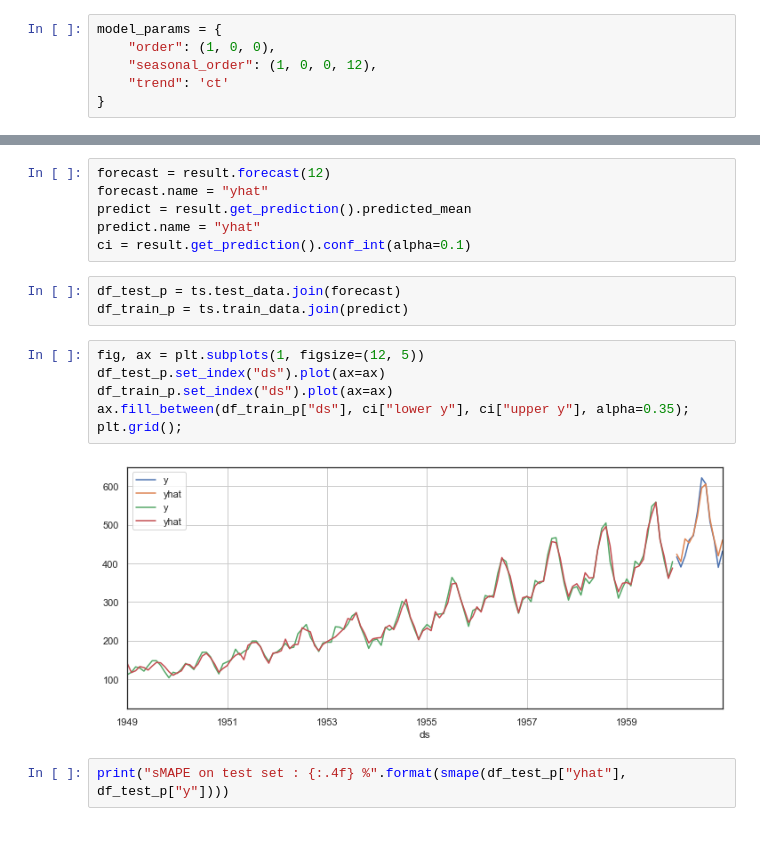
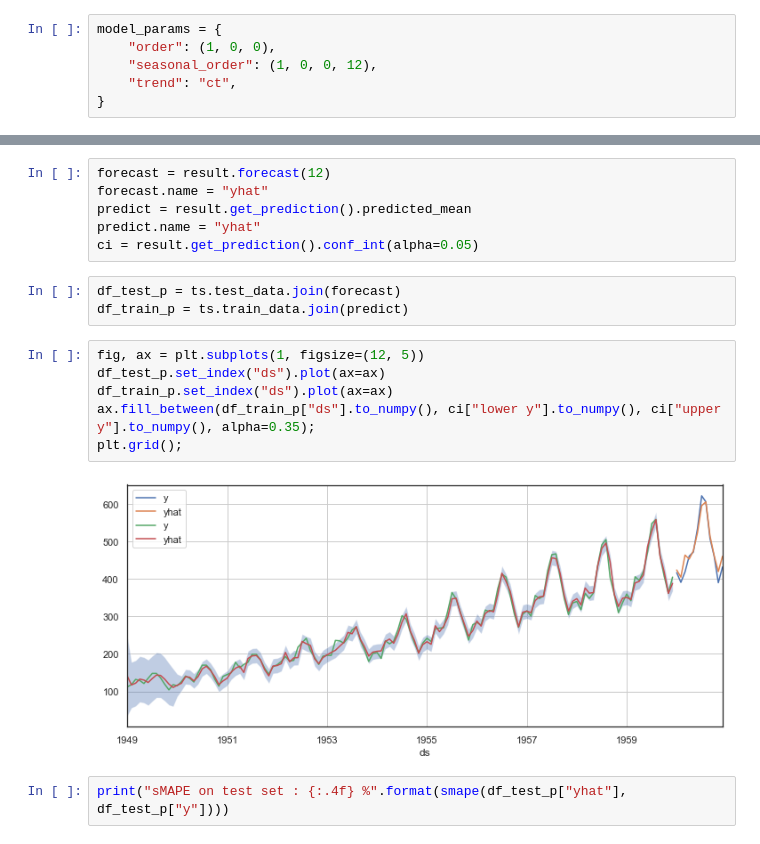
Before and after one commit to jzmnd/time-series-templates, a Jupyter notebook: time_series_templates.ipynb, the cells around one changed output, grey strips where cells are left out. Cells and saved outputs as stored; diff of their text form.

```diff
--- a/time_series_templates.ipynb
+++ b/time_series_templates.ipynb
@@ -150,7 +163,7 @@ https://www.statsmodels.org/dev/generated/statsmodels.tsa.statespace.sarimax.SAR
 model_params = {
     "order": (1, 0, 0),
     "seasonal_order": (1, 0, 0, 12),
-    "trend": 'ct'
+    "trend": "ct",
 }
 # %%
 model = SARIMAX(ts.train_data["y"], **model_params)
@@ -180,18 +193,18 @@ forecast = result.forecast(12)
 forecast.name = "yhat"
 predict = result.get_prediction().predicted_mean
 predict.name = "yhat"
-ci = result.get_prediction().conf_int(alpha=0.1)
+ci = result.get_prediction().conf_int(alpha=0.05)
 # %%
 df_test_p = ts.test_data.join(forecast)
 df_train_p = ts.train_data.join(predict)
 # %%
 fig, ax = plt.subplots(1, figsize=(12, 5))
 df_test_p.set_index("ds").plot(ax=ax)
 df_train_p.set_index("ds").plot(ax=ax)
-ax.fill_between(df_train_p["ds"], ci["lower y"], ci["upper y"], alpha=0.35);
+ax.fill_between(df_train_p["ds"].to_numpy(), ci["lower y"].to_numpy(), ci["upper y"].to_numpy(), alpha=0.35);
 plt.grid();
 # %% [output]
-[figure, old version]
+[figure, new version]
 # %%
 print("sMAPE on test set : {:.4f} %".format(smape(df_test_p["yhat"], df_test_p["y"])))
 # %% [output]
```
Also changed, not shown: parts of 38 cells of this notebook, 6 other files.
